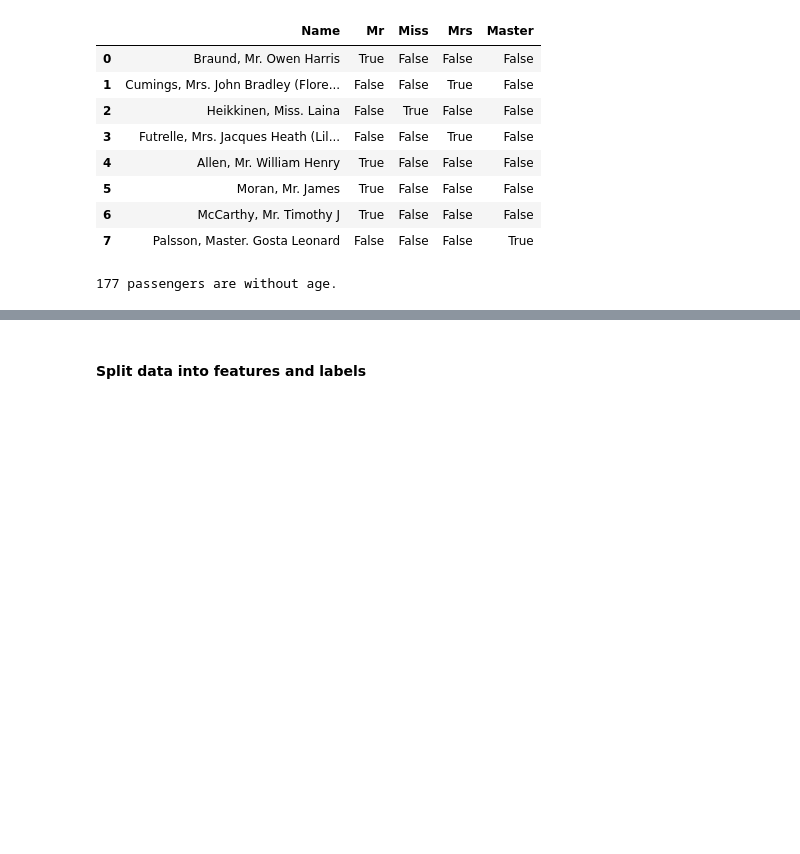
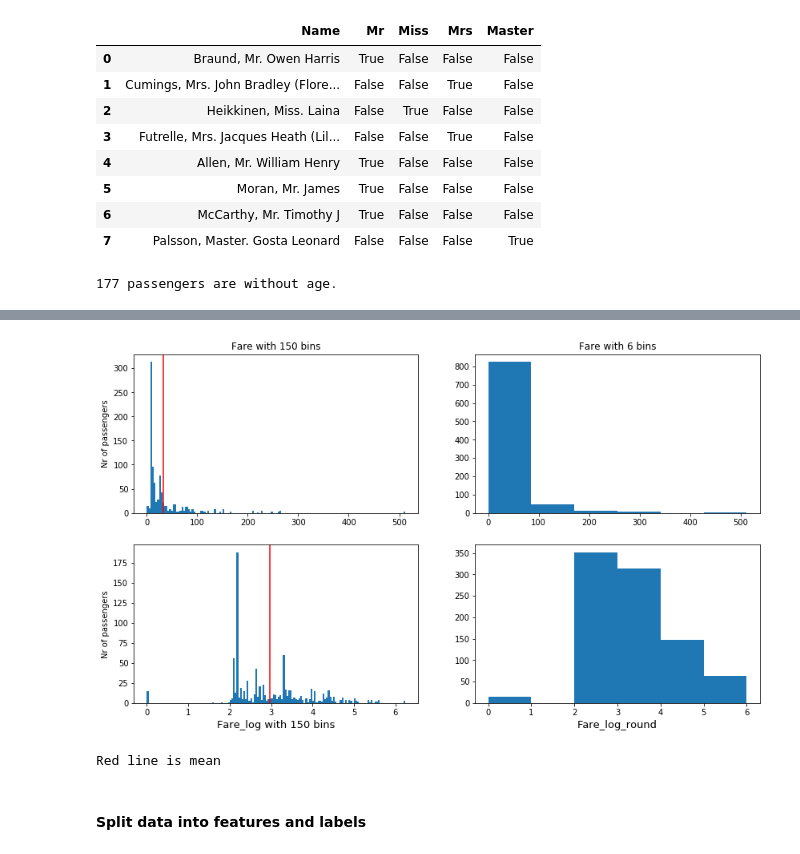
Before and after one commit to korjusk/Titanic, a Jupyter notebook: titanic_notebook.ipynb, the cells around one changed output, grey strips where cells are left out. Drawn from its saved outputs; the diff is of its cells as text; code cells hidden in the pictures; blank space fills up the shorter version.

```diff
--- a/titanic_notebook.ipynb
+++ b/titanic_notebook.ipynb
@@ -164,3 +182,30 @@ data['Deck_g'] = raw_data.Cabin.str.contains('G', na=False)
+# %%
+plt.figure(1, figsize=(14, 8))
+
+plt.subplot(221)
+n, bins, patches = plt.hist(data.Fare, 150)
+plt.axvline(data.Fare.mean(), color='r')
+plt.ylabel('Nr of passengers')
+plt.title('Fare with 150 bins')
+
+plt.subplot(222)
+n, bins, patches = plt.hist(data.Fare, 6)
+plt.title('Fare with 6 bins')
+
+plt.subplot(223)
+n, bins, patches = plt.hist(data.Fare_log, 150)
+plt.axvline(data.Fare_log.mean(), color='r')
+plt.xlabel('Fare_log with 150 bins', size=13)
+plt.ylabel('Nr of passengers')
+
+plt.subplot(224)
+n, bins, patches = plt.hist(data.Fare_log_round, len(data.Fare_log_round.unique()))
+plt.xlabel('Fare_log_round', size=13)
+plt.show()
+print('Red line is mean')
+# %% [output]
+[figure, added]
+Red line is mean
 # %% [markdown]
 #### Split data into features and labels
 # %%
```
Also changed, not shown: parts of 15 cells of this notebook.
